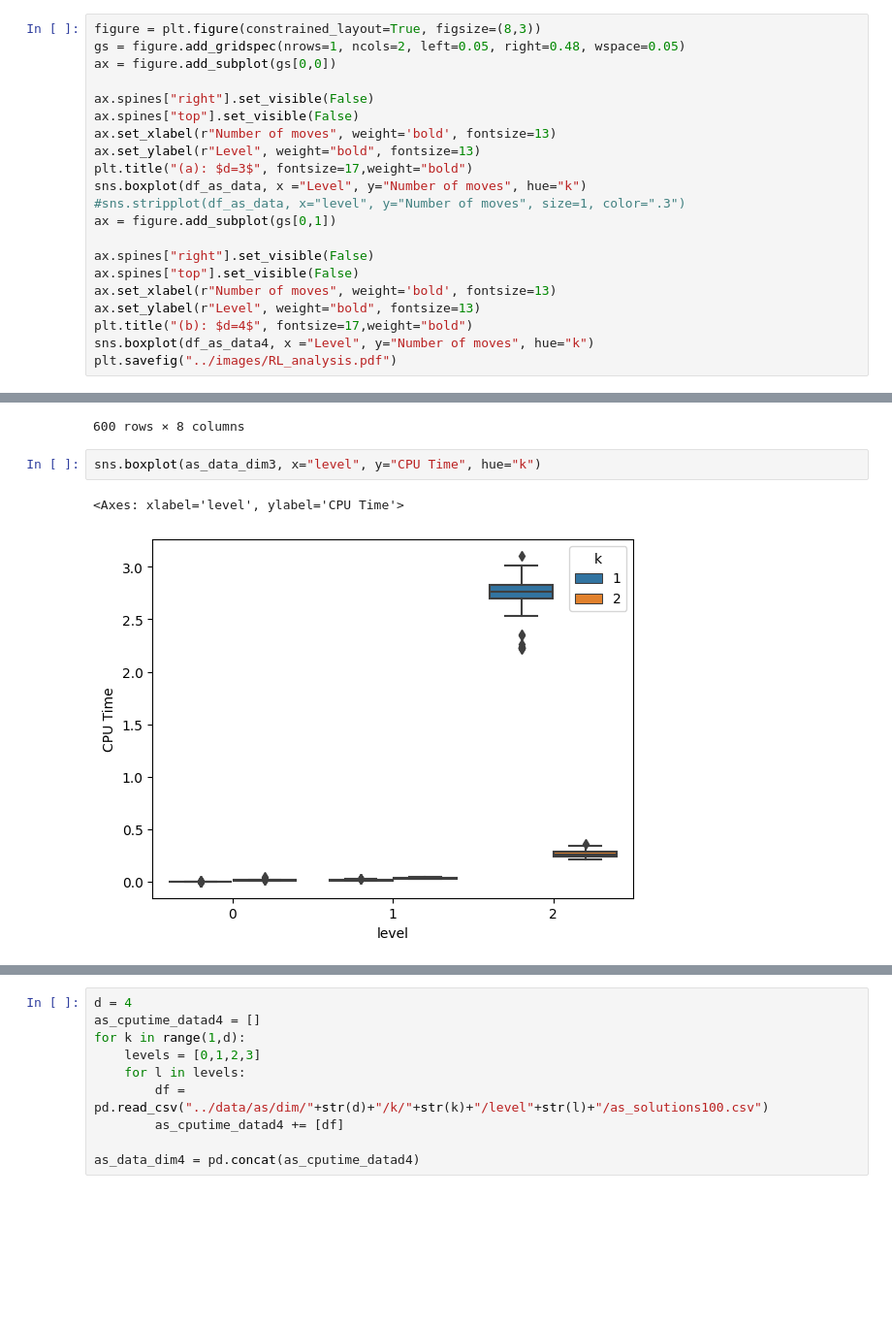
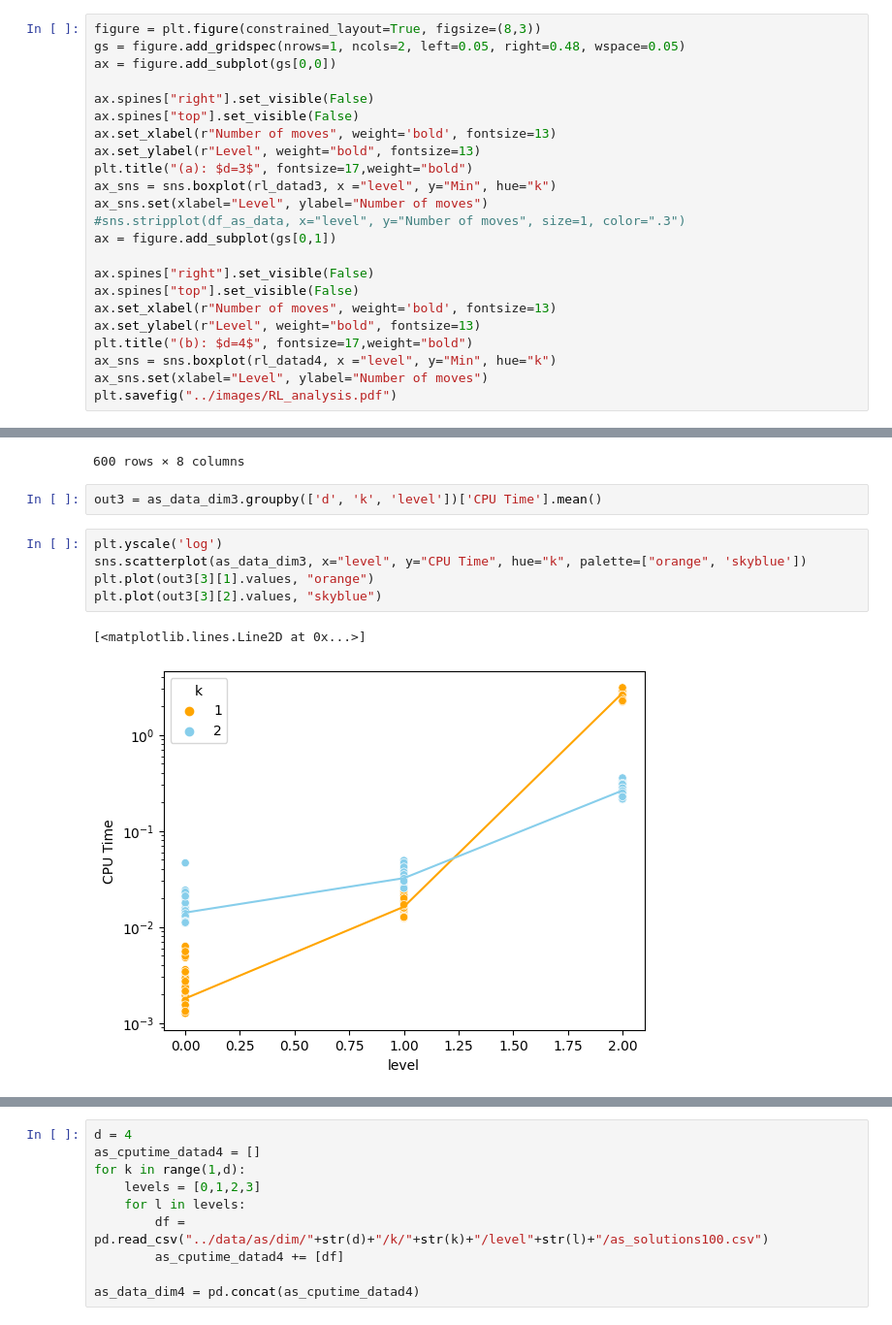
Before and after one commit to lemerleau/CubicPuzzle, a Jupyter notebook: notebooks/plots.ipynb, the cells around one changed output, grey strips where cells are left out. Shown at 97% size. Cells and saved outputs as stored; diff of their text form; blank space fills up the shorter version.

```diff
--- a/notebooks/plots.ipynb
+++ b/notebooks/plots.ipynb
@@ -613,7 +613,8 @@ ax.spines["top"].set_visible(False)
 ax.set_xlabel(r"Number of moves", weight='bold', fontsize=13)
 ax.set_ylabel(r"Level", weight="bold", fontsize=13)
 plt.title("(a): $d=3$", fontsize=17,weight="bold")
-sns.boxplot(df_as_data, x ="Level", y="Number of moves", hue="k")
+ax_sns = sns.boxplot(rl_datad3, x ="level", y="Min", hue="k")
+ax_sns.set(xlabel="Level", ylabel="Number of moves")
 #sns.stripplot(df_as_data, x="level", y="Number of moves", size=1, color=".3")
 ax = figure.add_subplot(gs[0,1])
 
@@ -622,6 +623,7 @@ ax.spines["top"].set_visible(False)
 ax.set_xlabel(r"Number of moves", weight='bold', fontsize=13)
 ax.set_ylabel(r"Level", weight="bold", fontsize=13)
 plt.title("(b): $d=4$", fontsize=17,weight="bold")
-sns.boxplot(df_as_data4, x ="Level", y="Number of moves", hue="k")
+ax_sns = sns.boxplot(rl_datad4, x ="level", y="Min", hue="k")
+ax_sns.set(xlabel="Level", ylabel="Number of moves")
 plt.savefig("../images/RL_analysis.pdf")
 # %% [output]
@@ -654,8 +656,13 @@ as_data_dim3
 | 98 | 98 | 3 | 2 | 4 | 2 | 9 | [(7.0, 'purple'), (6.0, 'red'), (... | 0.214851 |
 | 99 | 99 | 3 | 2 | 4 | 2 | 9 | [(7.0, 'purple'), (6.0, 'red'), (... | 0.227250 |
 600 rows × 8 columns
+# %%
+out3 = as_data_dim3.groupby(['d', 'k', 'level'])['CPU Time'].mean()
 # %%
-sns.boxplot(as_data_dim3, x="level", y="CPU Time", hue="k")
+plt.yscale('log')
+sns.scatterplot(as_data_dim3, x="level", y="CPU Time", hue="k", palette=["orange", 'skyblue'])
+plt.plot(out3[3][1].values, "orange")
+plt.plot(out3[3][2].values, "skyblue")
 # %% [output]
-<Axes: xlabel='level', ylabel='CPU Time'>
+[<matplotlib.lines.Line2D at 0x...>]
-[figure, old version]
+[figure, new version]
```
Also changed, not shown: parts of 80 cells of this notebook, 16 other files.
